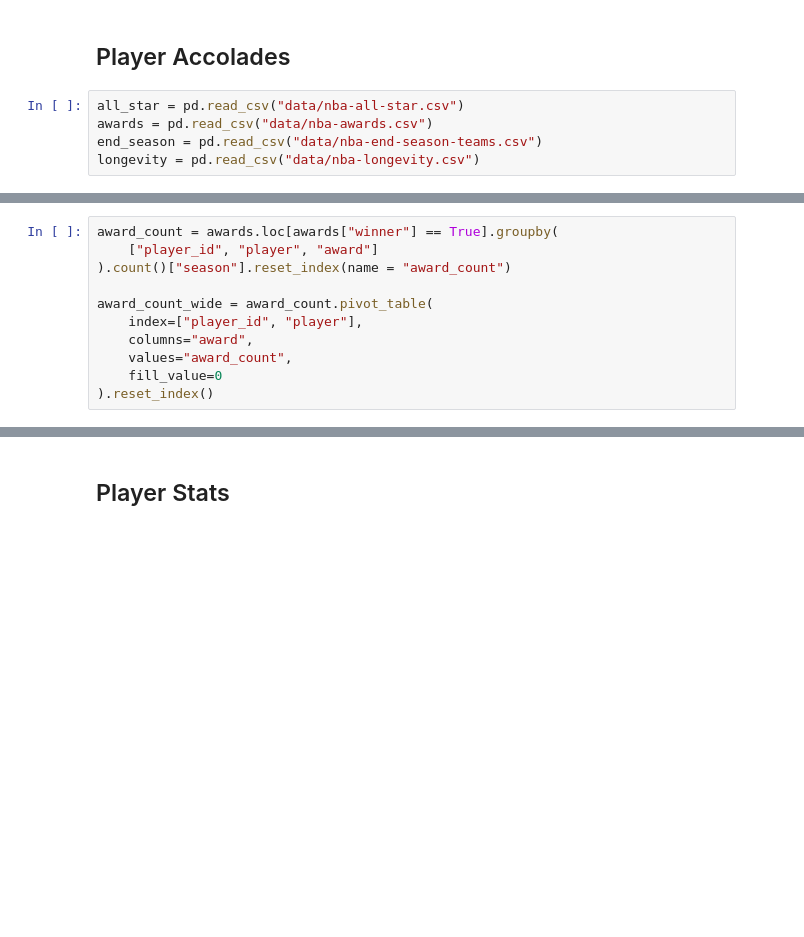
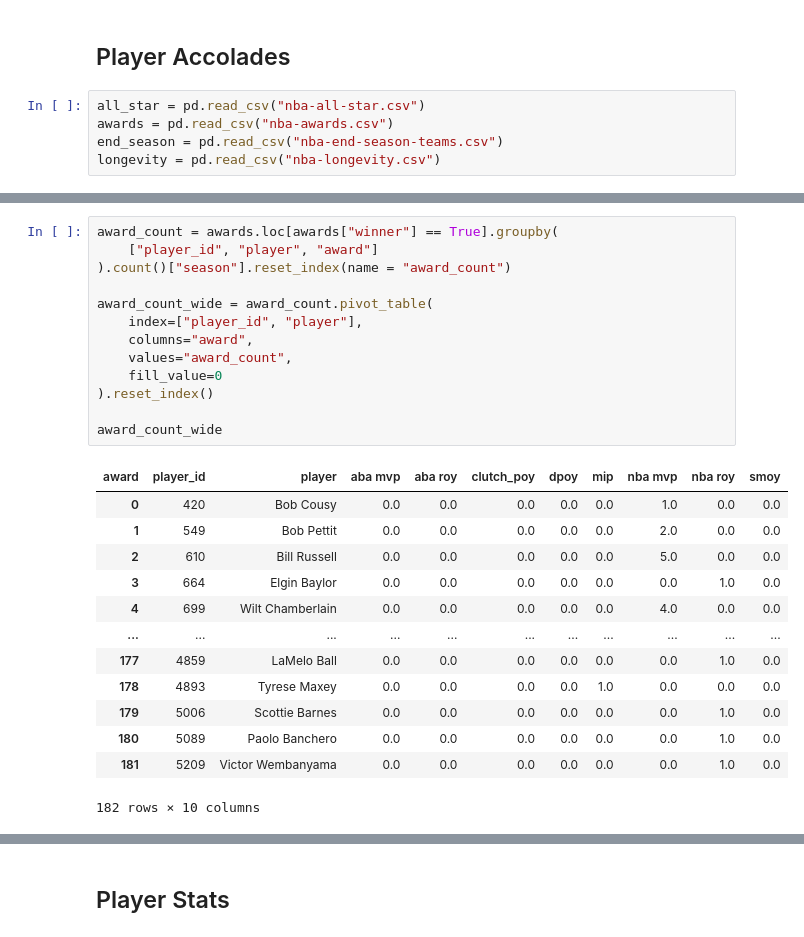
Before and after one commit to justmai1/nba-hof, a Jupyter notebook: data/data-manipulation.ipynb, the cells around one changed output, grey strips where cells are left out. Cells and saved outputs as stored; diff of their text form; blank space fills up the shorter version.

```diff
--- a/data/data-manipulation.ipynb
+++ b/data/data-manipulation.ipynb
@@ -26,7 +26,7 @@ player.loc[player["hof"] == True].sort_values("num_seasons")
 # %% [markdown]
 ## Player Accolades
 # %%
-all_star = pd.read_csv("data/nba-all-star.csv")
-awards = pd.read_csv("data/nba-awards.csv")
-end_season = pd.read_csv("data/nba-end-season-teams.csv")
-longevity = pd.read_csv("data/nba-longevity.csv")
+all_star = pd.read_csv("nba-all-star.csv")
+awards = pd.read_csv("nba-awards.csv")
+end_season = pd.read_csv("nba-end-season-teams.csv")
+longevity = pd.read_csv("nba-longevity.csv")
@@ -52,14 +76,30 @@ NameError: name 'all_star_count' is not defined
 # %%
 award_count = awards.loc[awards["winner"] == True].groupby(
     ["player_id", "player", "award"]
 ).count()["season"].reset_index(name = "award_count")
 
 award_count_wide = award_count.pivot_table(
     index=["player_id", "player"],
     columns="award",
     values="award_count",
     fill_value=0
 ).reset_index()
+
+award_count_wide
+# %% [output]
+| award | player_id | player | aba mvp | aba roy | clutch_poy | dpoy | mip | nba mvp | nba roy | smoy |
+| 0 | 420 | Bob Cousy | 0.0 | 0.0 | 0.0 | 0.0 | 0.0 | 1.0 | 0.0 | 0.0 |
+| 1 | 549 | Bob Pettit | 0.0 | 0.0 | 0.0 | 0.0 | 0.0 | 2.0 | 0.0 | 0.0 |
+| 2 | 610 | Bill Russell | 0.0 | 0.0 | 0.0 | 0.0 | 0.0 | 5.0 | 0.0 | 0.0 |
+| 3 | 664 | Elgin Baylor | 0.0 | 0.0 | 0.0 | 0.0 | 0.0 | 0.0 | 1.0 | 0.0 |
+| 4 | 699 | Wilt Chamberlain | 0.0 | 0.0 | 0.0 | 0.0 | 0.0 | 4.0 | 0.0 | 0.0 |
+| ... | ... | ... | ... | ... | ... | ... | ... | ... | ... | ... |
+| 177 | 4859 | LaMelo Ball | 0.0 | 0.0 | 0.0 | 0.0 | 0.0 | 0.0 | 1.0 | 0.0 |
+| 178 | 4893 | Tyrese Maxey | 0.0 | 0.0 | 0.0 | 0.0 | 1.0 | 0.0 | 0.0 | 0.0 |
+| 179 | 5006 | Scottie Barnes | 0.0 | 0.0 | 0.0 | 0.0 | 0.0 | 0.0 | 1.0 | 0.0 |
+| 180 | 5089 | Paolo Banchero | 0.0 | 0.0 | 0.0 | 0.0 | 0.0 | 0.0 | 1.0 | 0.0 |
+| 181 | 5209 | Victor Wembanyama | 0.0 | 0.0 | 0.0 | 0.0 | 0.0 | 0.0 | 1.0 | 0.0 |
+182 rows × 10 columns
 # %%
 end_season_award = end_season.groupby(["player_id", "player", "type", "number_tm"]).count()["season"].reset_index(
     name = "all_team_count")
```
Also changed, not shown: parts of 7 cells of this notebook, 5 other files.
